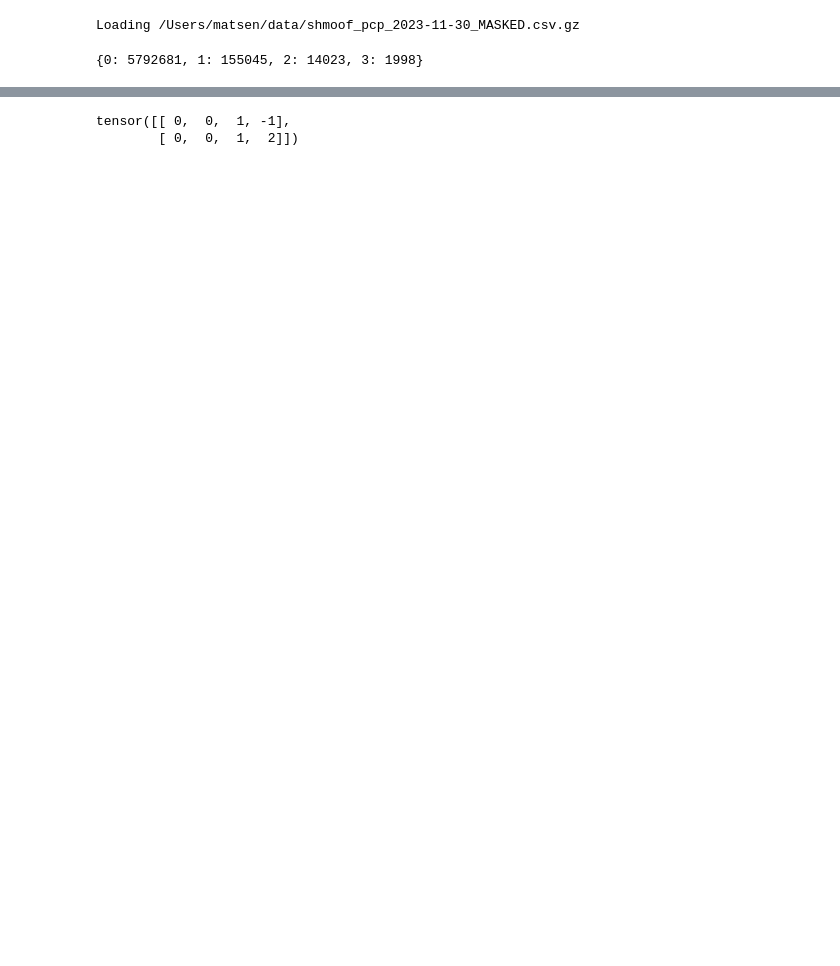
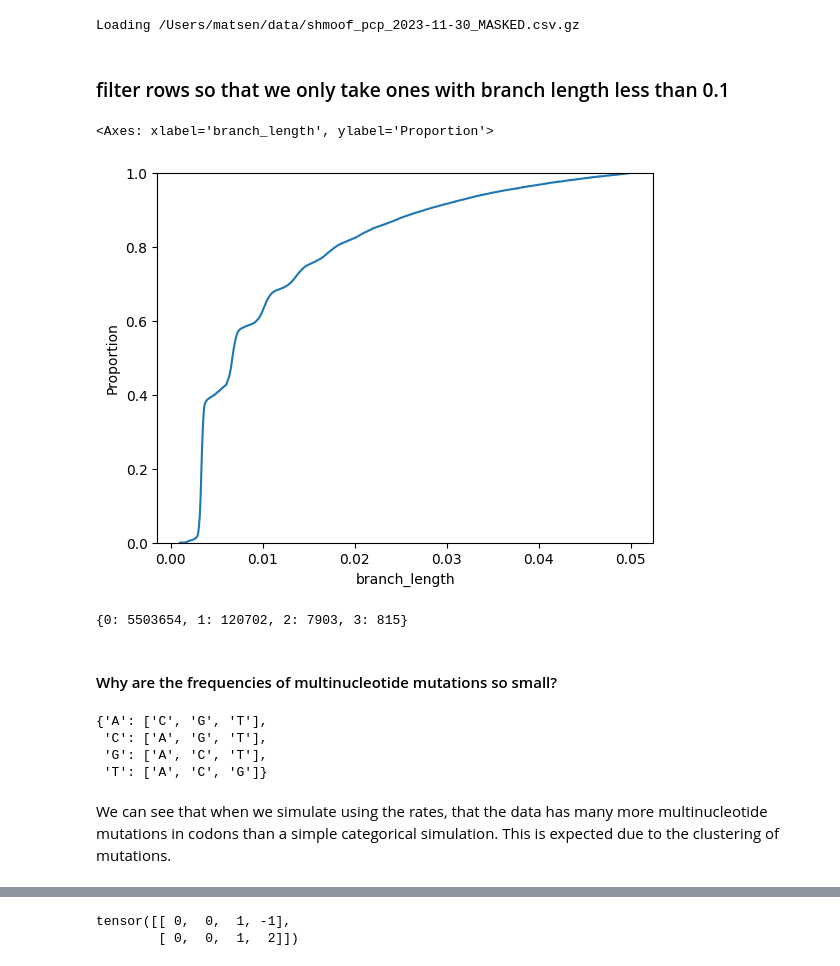
Before and after one commit to matsengrp/thrifty-experiments-1, a Jupyter notebook: human/multihit.ipynb, the cells around one changed output, grey strips where cells are left out. Cells and saved outputs as stored; diff of their text form; code cells hidden in the pictures; blank space fills up the shorter version.

Commit message:
getting to clear confusion on per-codon simulation

```diff
--- a/human/multihit.ipynb
+++ b/human/multihit.ipynb
@@ -20,11 +21,21 @@ crepe_path = "../train/trained_models/cnn_joi_lrg-shmoof_small-fixed-0"
 crepe = framework.load_crepe(crepe_path)
 # %% [output]
 Loading /Users/matsen/data/shmoof_pcp_2023-11-30_MASKED.csv.gz
+# %% [markdown]
+### filter rows so that we only take ones with branch length less than 0.1
+# %%
+pcp_df = pcp_df[pcp_df["branch_length"] < 0.05].reset_index(drop=True)
+# %%
+# plot ecdf of pcp_df["branch_length"]
+sns.ecdfplot(pcp_df["branch_length"])
+# %% [output]
+<Axes: xlabel='branch_length', ylabel='Proportion'>
+[figure, added]
 # %%
 import pandas as pd
 import numpy as np
 
-def count_codon_mutations(pcp_df, seed=42):
+def count_codon_mutations(pcp_df, child_col="child", seed=42):
     # Initialize the random number generator
     rng = np.random.default_rng(seed)
 
@@ -34,7 +45,7 @@ def count_codon_mutations(pcp_df, seed=42):
     # Loop over each row in the DataFrame
     for index, row in pcp_df.iterrows():
         parent_seq = row['parent']
-        child_seq = row['child']
+        child_seq = row[child_col]
 
         # Select a random frame
         frame = rng.integers(0, 3)
@@ -57,6 +68,6 @@ def count_codon_mutations(pcp_df, seed=42):
 mutation_counts = count_codon_mutations(pcp_df)
 print(mutation_counts)
 # %% [output]
-{0: 5792681, 1: 155045, 2: 14023, 3: 1998}
+{0: 5503654, 1: 120702, 2: 7903, 3: 815}
 # %%
 batch_size = 10000
@@ -69 +77,14 @@ ratess = ratess[:, :-(ratess.shape[1] % 3)]
 assert pcp_df["parent"].apply(len).max() <= ratess.shape[1]
+# %% [markdown]
+#### Why are the frequencies of multinucleotide mutations so small?
+# %%
+# make alt_bases a dict that takes a base and returns the other three bases
+alt_bases = {b: [a for a in BASES if a != b] for b in BASES}
+alt_bases
+# %% [output]
+{'A': ['C', 'G', 'T'],
+ 'C': ['A', 'G', 'T'],
+ 'G': ['A', 'C', 'T'],
+ 'T': ['A', 'C', 'G']}
+# %% [markdown]
+We can see that when we simulate using the rates, that the data has many more multinucleotide mutations in codons than a simple categorical simulation. This is expected due to the clustering of mutations.
```
Also changed, not shown: parts of 30 cells of this notebook.
